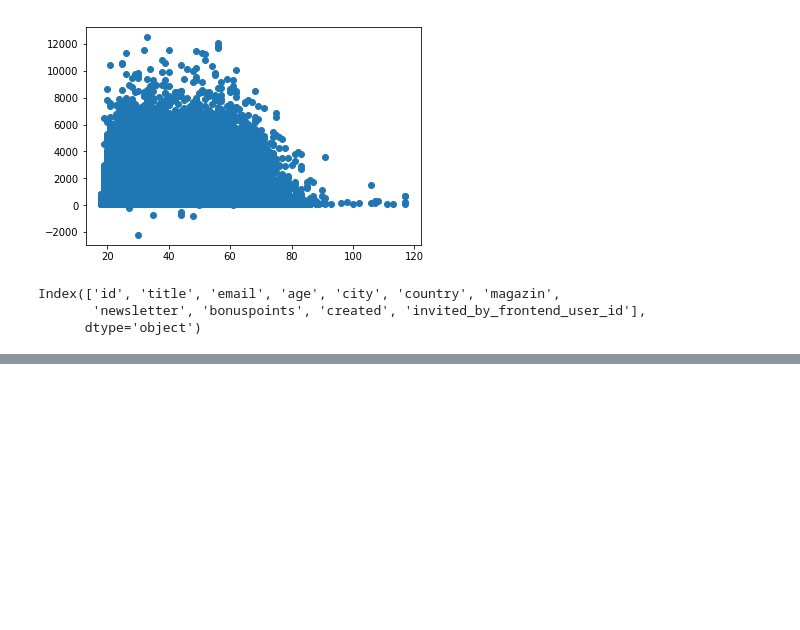
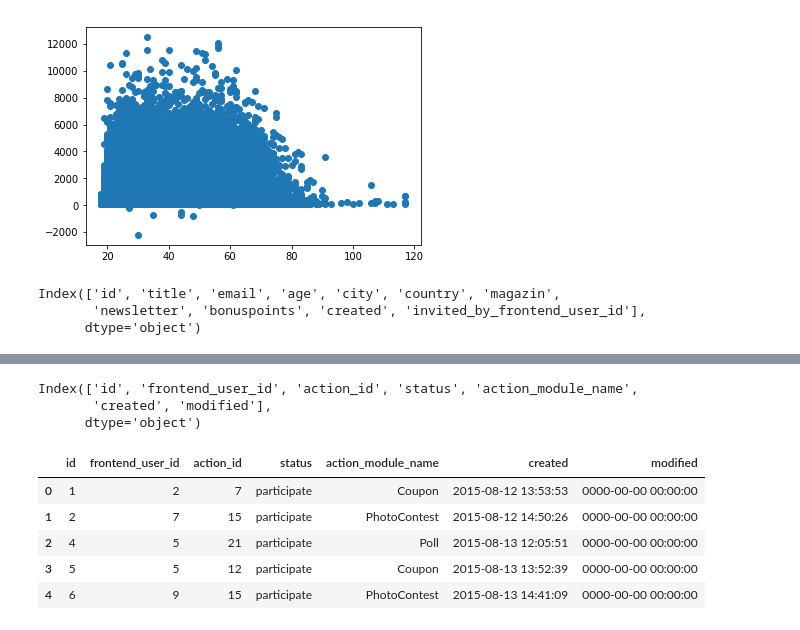
Before and after one commit to aleksandarskrbic/dm-task, a Jupyter notebook: davies_meyer.ipynb, the cells around one changed output, grey strips where cells are left out. Drawn from its saved outputs; the diff is of its cells as text; code cells hidden in the pictures; blank space fills up the shorter version.

```diff
--- a/davies_meyer.ipynb
+++ b/davies_meyer.ipynb
@@ -236,0 +246,3 @@ Tried to predict age from title and bonus points which is impossible. Best predi
+# %%
+action_participations_df = pd.read_sql(
+                        'SELECT * FROM action_participations', conn)
@@ -236,0 +261,15 @@ Tried to predict age from title and bonus points which is impossible. Best predi
+# %%
+action_participations_df.columns
+# %% [output]
+Index(['id', 'frontend_user_id', 'action_id', 'status', 'action_module_name',
+       'created', 'modified'],
+      dtype='object')
+# %%
+action_participations_df.head()
+# %% [output]
+|  | id | frontend_user_id | action_id | status | action_module_name | created | modified |
+| 0 | 1 | 2 | 7 | participate | Coupon | 2015-08-12 13:53:53 | 0000-00-00 00:00:00 |
+| 1 | 2 | 7 | 15 | participate | PhotoContest | 2015-08-12 14:50:26 | 0000-00-00 00:00:00 |
+| 2 | 4 | 5 | 21 | participate | Poll | 2015-08-13 12:05:51 | 0000-00-00 00:00:00 |
+| 3 | 5 | 5 | 12 | participate | Coupon | 2015-08-13 13:52:39 | 0000-00-00 00:00:00 |
+| 4 | 6 | 9 | 15 | participate | PhotoContest | 2015-08-13 14:41:09 | 0000-00-00 00:00:00 |
```
Also changed, not shown: parts of 7 cells of this notebook.
